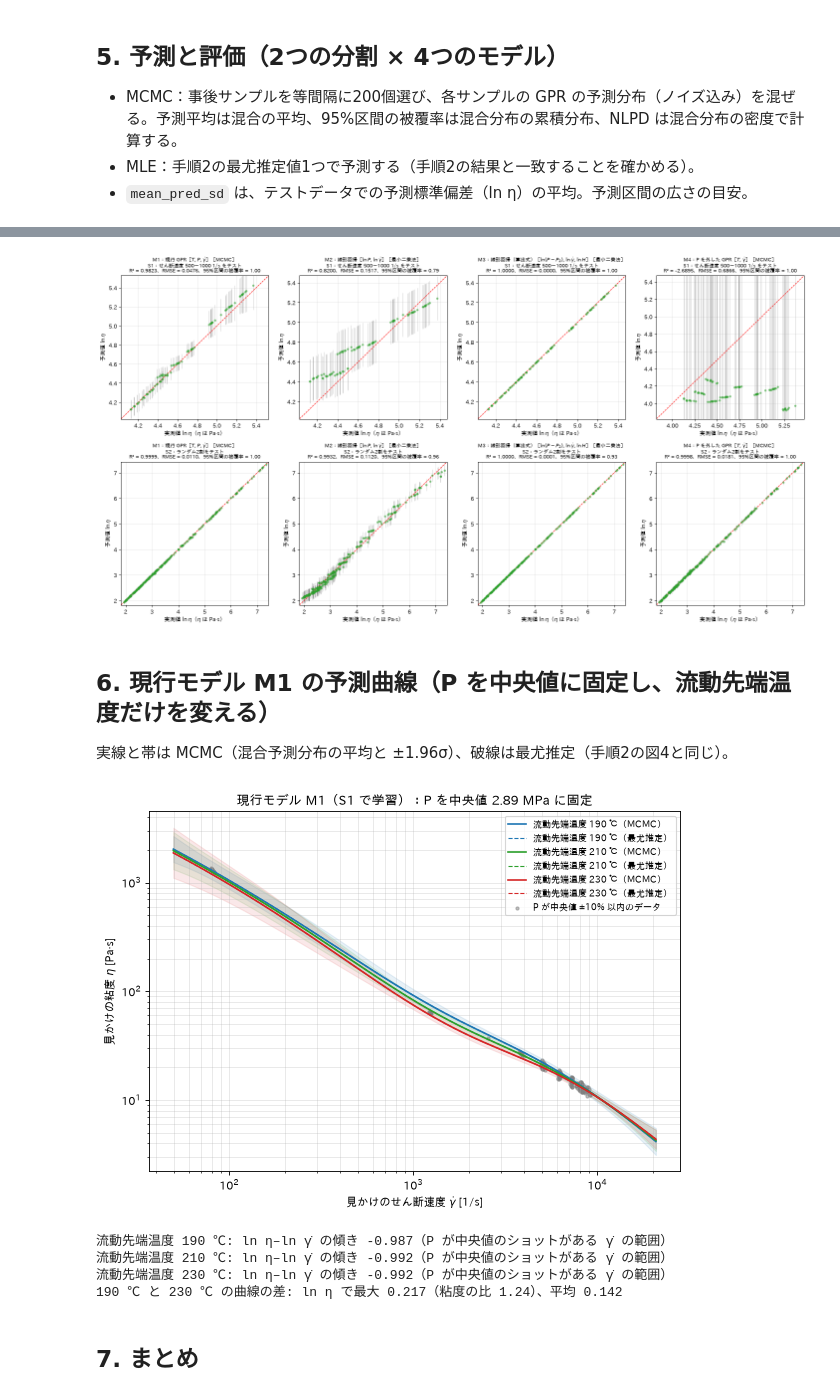
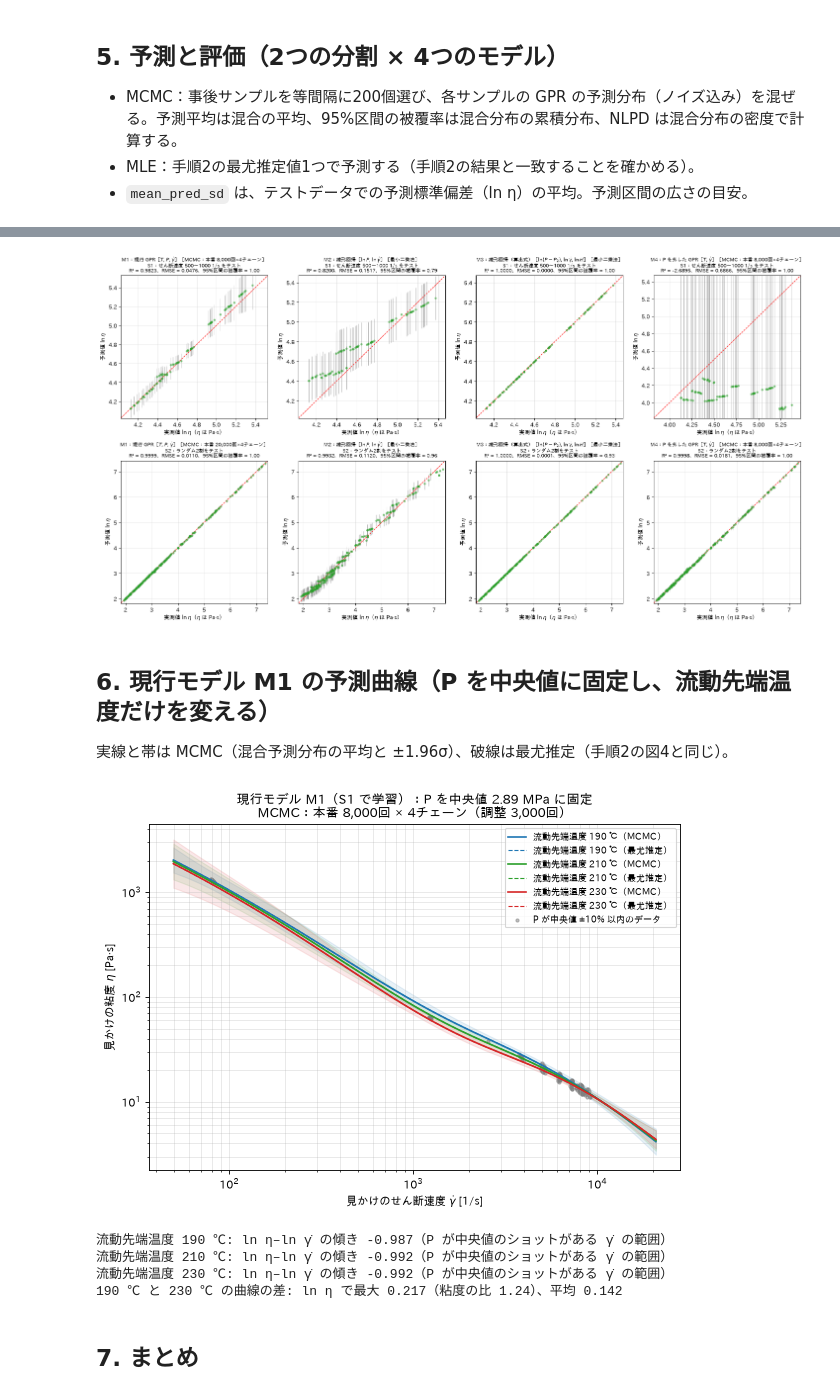
Before and after one commit to tomolist/gaussian-process3, a Jupyter notebook: 01_機械学習コードフォルダ/手順2_MCMC版_現行モデル再現とリーク確認.ipynb, the cells around one changed output, grey strips where cells are left out. Drawn from its saved outputs; the diff is of its cells as text; code cells hidden in the pictures.

```diff
--- a/01_機械学習コードフォルダ/手順2_MCMC版_現行モデル再現とリーク確認.ipynb
+++ b/01_機械学習コードフォルダ/手順2_MCMC版_現行モデル再現とリーク確認.ipynb
@@ -405,7 +428,7 @@ for (s, name), trace in traces.items():
     axes[0, 0].legend(fontsize=7)
     axes[-1, 0].set_xlabel("値（log10）")
     axes[-1, 1].set_xlabel("本番の反復回数")
-    fig.suptitle(f"トレース図：{MODELS[name]['label']}、{SPLIT_LABELS[s]}", fontsize=11)
+    fig.suptitle(f"トレース図：{MODELS[name]['label']}、{SPLIT_LABELS[s]}\n{run_label(s, name)}", fontsize=11)
     fig.tight_layout()
     fig.savefig(os.path.join(OUT_DIR, f"fig_trace_{s}_{name}.png"), dpi=FIG_DPI)
     plt.show()
@@ -434,12 +457,14 @@ for i, (s, name) in enumerate(keys):
         for b in BOUNDS[key]:
             if v.min() - 0.3 < np.log10(b) < v.max() + 0.3:
                 ax.axvline(np.log10(b), color="gray", ls=":", lw=1.2, label="事前分布の範囲の端")
-        ax.set_title(f"{s} {name}：{PARAM_JA[col]}", fontsize=9)
+        r = RUN_INFO[(s, name)]
+        ax.set_title(f"{s} {name}（本番 {r['n_samp_per_chain']:,}回×{r['chains']}）：{PARAM_JA[col]}", fontsize=9)
         ax.set_xlabel("log10（値）", fontsize=8)
         ax.tick_params(labelsize=8)
         ax.xaxis.set_major_locator(MaxNLocator(nbins=4))   # 目盛りの数字が重ならないように
         if i == 0 and j == 0:
             ax.legend(fontsize=7)
+fig.suptitle(f"事後分布（MCMC）と最尤推定値（手順2）の比較　※調整はすべて {N_WARM:,}回、チェーンは {CHAINS}本", fontsize=11)
 fig.tight_layout()
 fig.savefig(os.path.join(OUT_DIR, "fig_posterior_vs_mle.png"), dpi=FIG_DPI)
 plt.show()
@@ -465,7 +490,8 @@ for s, te in SPLITS.items():
             t0 = time.time()
             mus, sds = gp_predict_thetas(X[tr], y_c[tr], X[te], thetas)
             preds[(s, name, "MCMC")] = (ln_eta[te], mus + y_mean, sds)
-            results.append({"split": s, "model": name, "method": "MCMC", **evaluate_mixture(ln_eta[te], mus + y_mean, sds)})
+            results.append({"split": s, "model": name, "method": "MCMC", **RUN_INFO[(s, name)],
+                            **evaluate_mixture(ln_eta[te], mus + y_mean, sds)})
             mu1, sd1 = gp_predict_thetas(X[tr], y_c[tr], X[te], mle_theta(s, name))
             preds[(s, name, "MLE")] = (ln_eta[te], mu1 + y_mean, sd1)
             results.append({"split": s, "model": name, "method": "MLE", **evaluate_mixture(ln_eta[te], mu1 + y_mean, sd1)})
@@ -475,6 +501,8 @@ for s, te in SPLITS.items():
             preds[(s, name, "OLS")] = (ln_eta[te], mu1[None, :], sd1[None, :])
             results.append({"split": s, "model": name, "method": "OLS", **evaluate_mixture(ln_eta[te], mu1, sd1)})
 metrics_df = pd.DataFrame(results)
+for c in ["chains", "n_warm", "n_samp_per_chain", "draws_total"]:   # MCMC 以外の行は空欄（整数で表示）
+    metrics_df[c] = metrics_df[c].astype("Int64")
 metrics_df.to_csv(os.path.join(OUT_DIR, "metrics.csv"), index=False, encoding="utf-8-sig")
 
 # 最尤推定（MLE）と線形回帰の結果が手順2と一致するかの確認
@@ -523,7 +551,12 @@ for i, s in enumerate(SPLITS):
         ax.set_xlim(lo, hi)
         ax.set_ylim(lo, hi)
         r = metrics_df.query("split == @s and model == @name and method == @method").iloc[0]
-        ax.set_title(f"{MODELS[name]['label']}［{METHOD_JA[method]}］\n{SPLIT_LABELS[s]}\n"
+        if method == "MCMC":
+            ri = RUN_INFO[(s, name)]
+            how = f"MCMC：本番 {ri['n_samp_per_chain']:,}回×{ri['chains']}チェーン"
+        else:
+            how = METHOD_JA[method]
+        ax.set_title(f"{MODELS[name]['label']}［{how}］\n{SPLIT_LABELS[s]}\n"
                      f"R² = {r['R2_ln_eta']:.4f}、RMSE = {r['RMSE_ln_eta']:.4f}、95%区間の被覆率 = {r['coverage95']:.2f}", fontsize=9)
         ax.set_xlabel(r"実測値 $\ln\eta$（$\eta$ は Pa·s）")
         ax.set_ylabel(r"予測値 $\ln\eta$")
@@ -532,7 +565,7 @@ fig.tight_layout()
 fig.savefig(os.path.join(OUT_DIR, "fig_parity_ln_eta_mcmc.png"), dpi=FIG_DPI)
 plt.show()
 # %% [output]
-[figure, old version]
+[figure, new version]
 # %% [markdown]
 ## 6. 現行モデル M1 の予測曲線（P を中央値に固定し、流動先端温度だけを変える）
 
@@ -552,35 +585,35 @@ in_range = (sr_grid >= sr[near].min()) & (sr_grid <= sr[near].max())
 fig, ax = plt.subplots(figsize=(7.5, 5.5))
 curves = {}
 for t in [190.0, 210.0, 230.0]:
     Xg = sc_M1.transform(np.column_stack([np.full_like(sr_grid, np.log(t + 273.15)), np.full_like(sr_grid, np.log(P_fix)), np.log(sr_grid)]))
     mus, sds = gp_predict_thetas(X_tr, y_tr, Xg, thetas)
     mu_c = mus.mean(axis=0)
     sd = np.sqrt((sds ** 2 + mus ** 2).mean(axis=0) - mu_c ** 2)
     mu = mu_c + y_mean
     mu_mle, _ = gp_predict_thetas(X_tr, y_tr, Xg, mle_theta("S1", "M1"))
     curves[t] = mu
     ax.plot(sr_grid, np.exp(mu), color=T_COLORS[t], label=f"流動先端温度 {t:.0f} ℃（MCMC）")
     ax.fill_between(sr_grid, np.exp(mu - 1.96 * sd), np.exp(mu + 1.96 * sd), color=T_COLORS[t], alpha=0.1)
     ax.plot(sr_grid, np.exp(mu_mle[0] + y_mean), color=T_COLORS[t], ls="--", lw=1, label=f"流動先端温度 {t:.0f} ℃（最尤推定）")
 ax.scatter(sr[near], eta[near], s=8, color="gray", alpha=0.5, label="P が中央値 ±10% 以内のデータ")
 ax.set_xscale("log")
 ax.set_yscale("log")
 ax.set_xlabel(r"見かけのせん断速度 $\dot{\gamma}$ [1/s]")
 ax.set_ylabel(r"見かけの粘度 $\eta$ [Pa·s]")
-ax.set_title(f"現行モデル M1（S1 で学習）：P を中央値 {P_fix / 1e6:.2f} MPa に固定")
+ax.set_title(f"現行モデル M1（S1 で学習）：P を中央値 {P_fix / 1e6:.2f} MPa に固定\nMCMC：{run_label('S1', 'M1')}")
 ax.grid(alpha=0.3, which="both")
 ax.legend(fontsize=8)
 fig.tight_layout()
 fig.savefig(os.path.join(OUT_DIR, "fig_M1_curves_by_T_mcmc.png"), dpi=FIG_DPI)
 plt.show()
 
 for t, c in curves.items():
     slope = np.polyfit(np.log(sr_grid[in_range]), c[in_range], 1)[0]
     print(f"流動先端温度 {t:.0f} ℃: ln η–ln γ̇ の傾き {slope:.3f}（P が中央値のショットがある γ̇ の範囲）")
 diff = np.abs(curves[190.0][in_range] - curves[230.0][in_range])
 print(f"190 ℃ と 230 ℃ の曲線の差: ln η で最大 {diff.max():.3f}（粘度の比 {np.exp(diff.max()):.2f}）、平均 {diff.mean():.3f}")
 # %% [output]
-[figure, old version]
+[figure, new version]
 流動先端温度 190 ℃: ln η–ln γ̇ の傾き -0.987（P が中央値のショットがある γ̇ の範囲）
 流動先端温度 210 ℃: ln η–ln γ̇ の傾き -0.992（P が中央値のショットがある γ̇ の範囲）
 流動先端温度 230 ℃: ln η–ln γ̇ の傾き -0.992（P が中央値のショットがある γ̇ の範囲）
```
Also changed, not shown: parts of 7 cells of this notebook, 10 other files.
